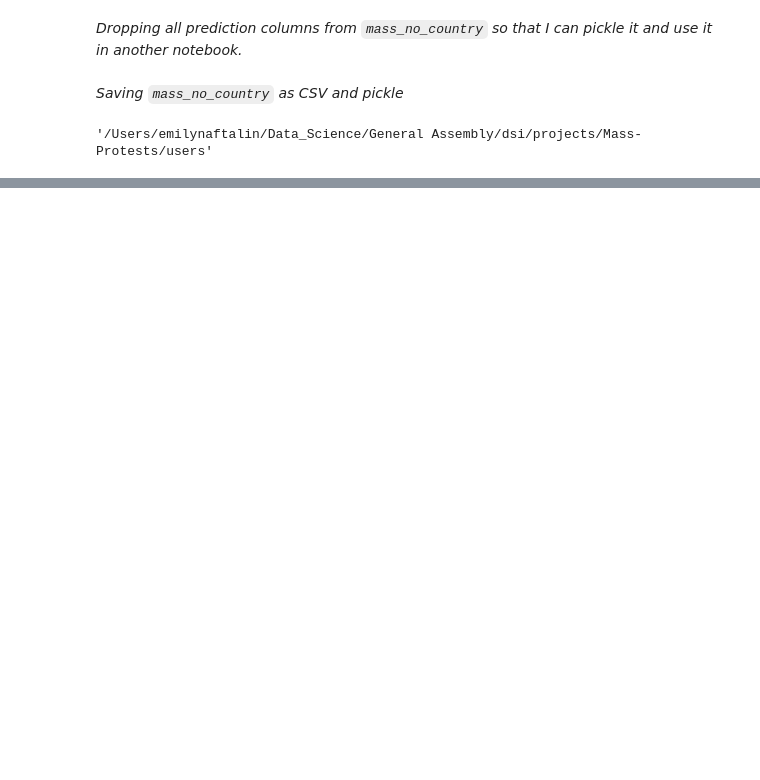
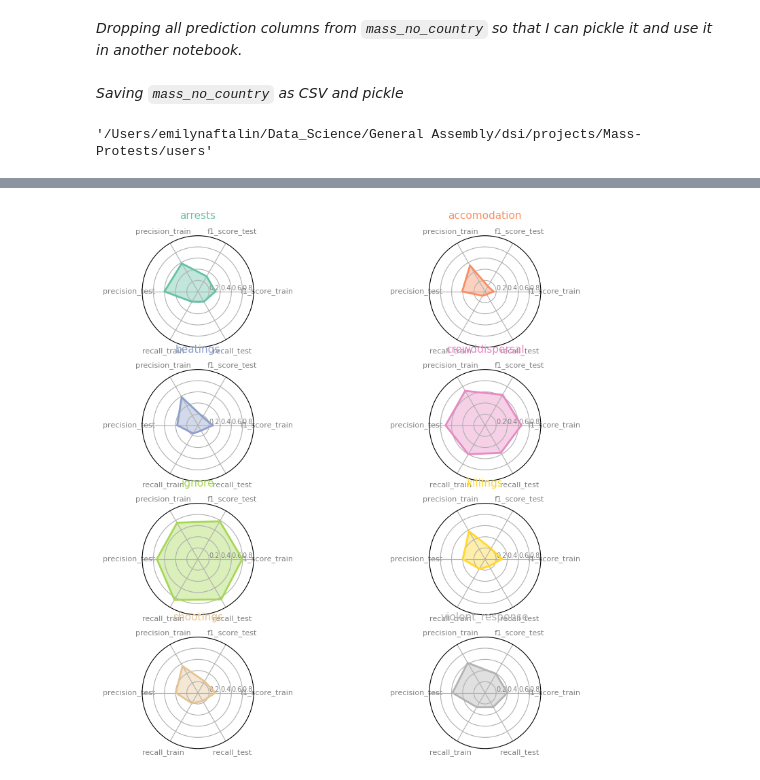
Before and after one commit to EmFib/Mass-Protests, a Jupyter notebook: users/consolidated_mass_logistic_regression.ipynb, the cells around one changed output, grey strips where cells are left out. Drawn from its saved outputs; the diff is of its cells as text; code cells hidden in the pictures; blank space fills up the shorter version.

```diff
--- a/users/consolidated_mass_logistic_regression.ipynb
+++ b/users/consolidated_mass_logistic_regression.ipynb
@@ -665,0 +692,6 @@ mass_no_country.to_pickle('../data/mass_no_country.pickle')
+# %%
+# creating new dataframe called performance that drops value_count columns from model_performance_df_nc
+performance = model_performance_df_nc.copy()
+# %%
+performance.drop(columns=['majority_class', 'majority_percent'], inplace=True)
+performance
@@ -665,0 +836,18 @@ mass_no_country.to_pickle('../data/mass_no_country.pickle')
+# %%
+## apply to all!
+
+# initialize figure
+
+# my_dpi = 100
+plt.figure(figsize=(1000/my_dpi, 1000/my_dpi), dpi=my_dpi)
+
+# plt.figure(figsize=(80,80))
+
+# Create a color palette:
+my_palette = plt.cm.get_cmap("Set2", len(performance.index))
+
+# Loop through!
+for row in range(0, len(performance.index)):
+    make_spider( row=row, title=performance['target'][row], color=my_palette(row) )
+# %% [output]
+[figure, added]
```
Also changed, not shown: parts of 21 cells of this notebook, 1 other file.
